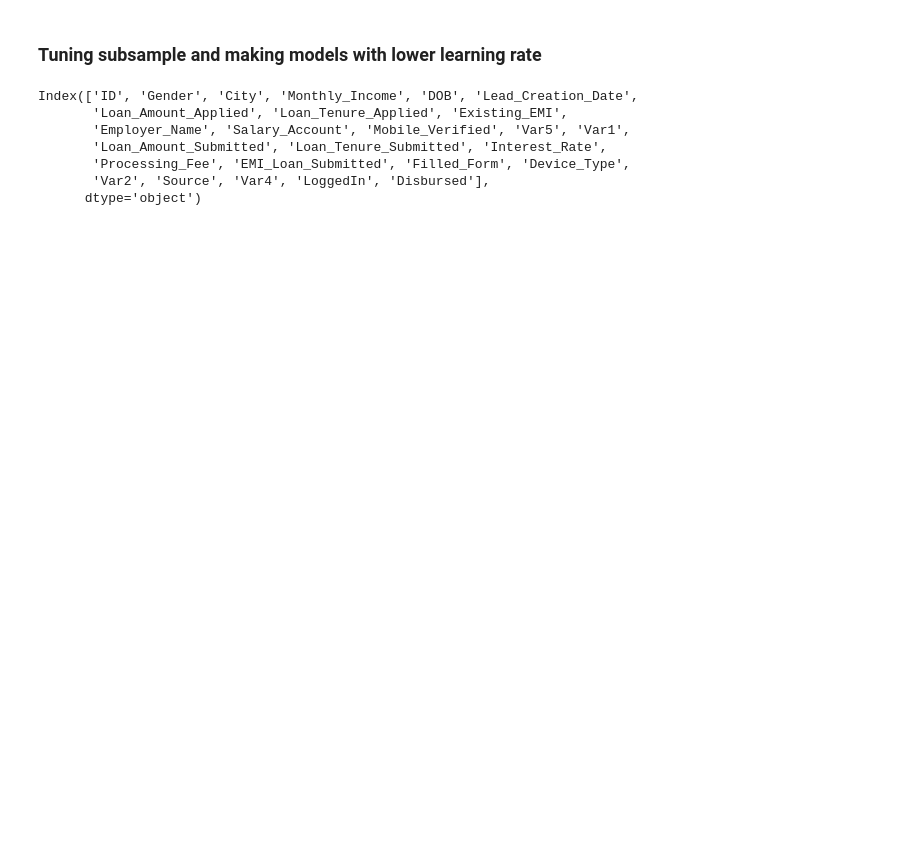
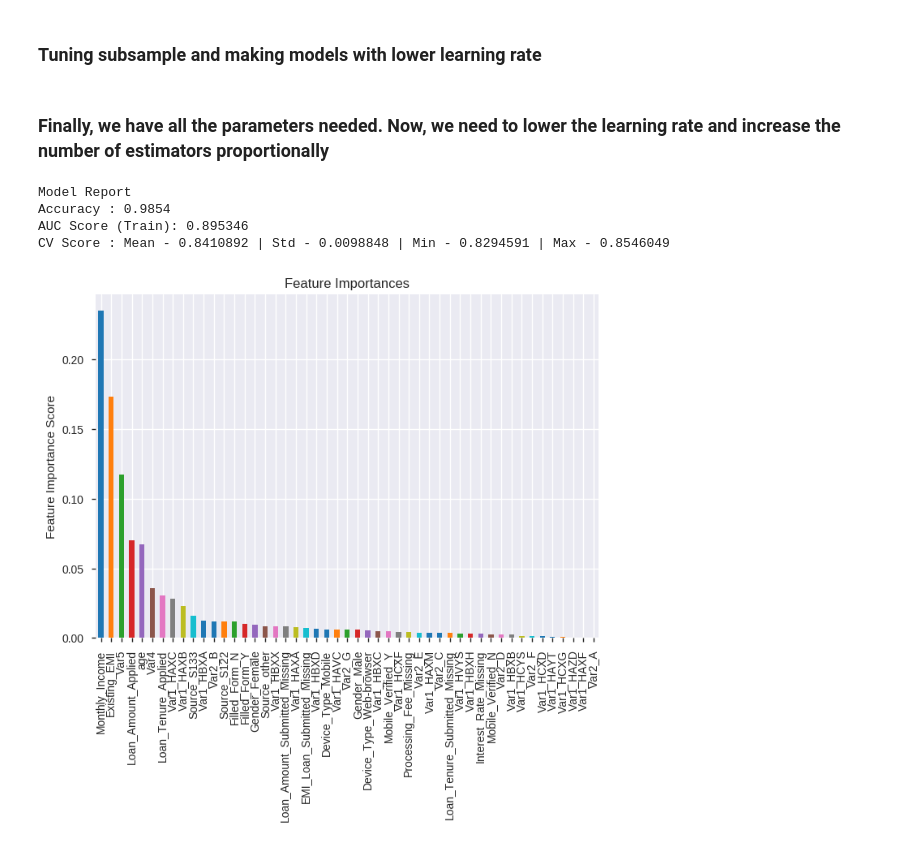
Before and after one commit to ds-suyog/Machine_Learning_with_Python, a Jupyter notebook: gbm_parameter-tuning_avhackathonx3.ipynb, the cells around one changed output. Cells and saved outputs as stored; diff of their text form; code cells hidden in the pictures; blank space fills up the shorter version.

```diff
--- a/gbm_parameter-tuning_avhackathonx3.ipynb
+++ b/gbm_parameter-tuning_avhackathonx3.ipynb
@@ -790,12 +807,14 @@ gsearch4.grid_scores_, gsearch4.best_params_, gsearch4.best_score_
 # %% [markdown]
 ### Tuning subsample and making models with lower learning rate
-# %%
-train1.columns
-# %% [output]
-Index(['ID', 'Gender', 'City', 'Monthly_Income', 'DOB', 'Lead_Creation_Date',
-       'Loan_Amount_Applied', 'Loan_Tenure_Applied', 'Existing_EMI',
-       'Employer_Name', 'Salary_Account', 'Mobile_Verified', 'Var5', 'Var1',
-       'Loan_Amount_Submitted', 'Loan_Tenure_Submitted', 'Interest_Rate',
-       'Processing_Fee', 'EMI_Loan_Submitted', 'Filled_Form', 'Device_Type',
-       'Var2', 'Source', 'Var4', 'LoggedIn', 'Disbursed'],
-      dtype='object')
+# %% [markdown]
+### Finally, we have all the parameters needed. Now, we need to lower the learning rate and increase the number of estimators proportionally
+# %%
+predictors = [x for x in train.columns if x not in [target, IDcol]]
+gbm_tuned_1 = GradientBoostingClassifier(learning_rate=0.05, n_estimators=120,max_depth=9, min_samples_split=1400,min_samples_leaf=60, subsample=0.85, random_state=10, max_features=7)
+modelfit(gbm_tuned_1, train, predictors)
+# %% [output]
+Model Report
+Accuracy : 0.9854
+AUC Score (Train): 0.895346
+CV Score : Mean - 0.8410892 | Std - 0.0098848 | Min - 0.8294591 | Max - 0.8546049
+[figure, added]
```
Also changed, not shown: parts of 11 cells of this notebook.
